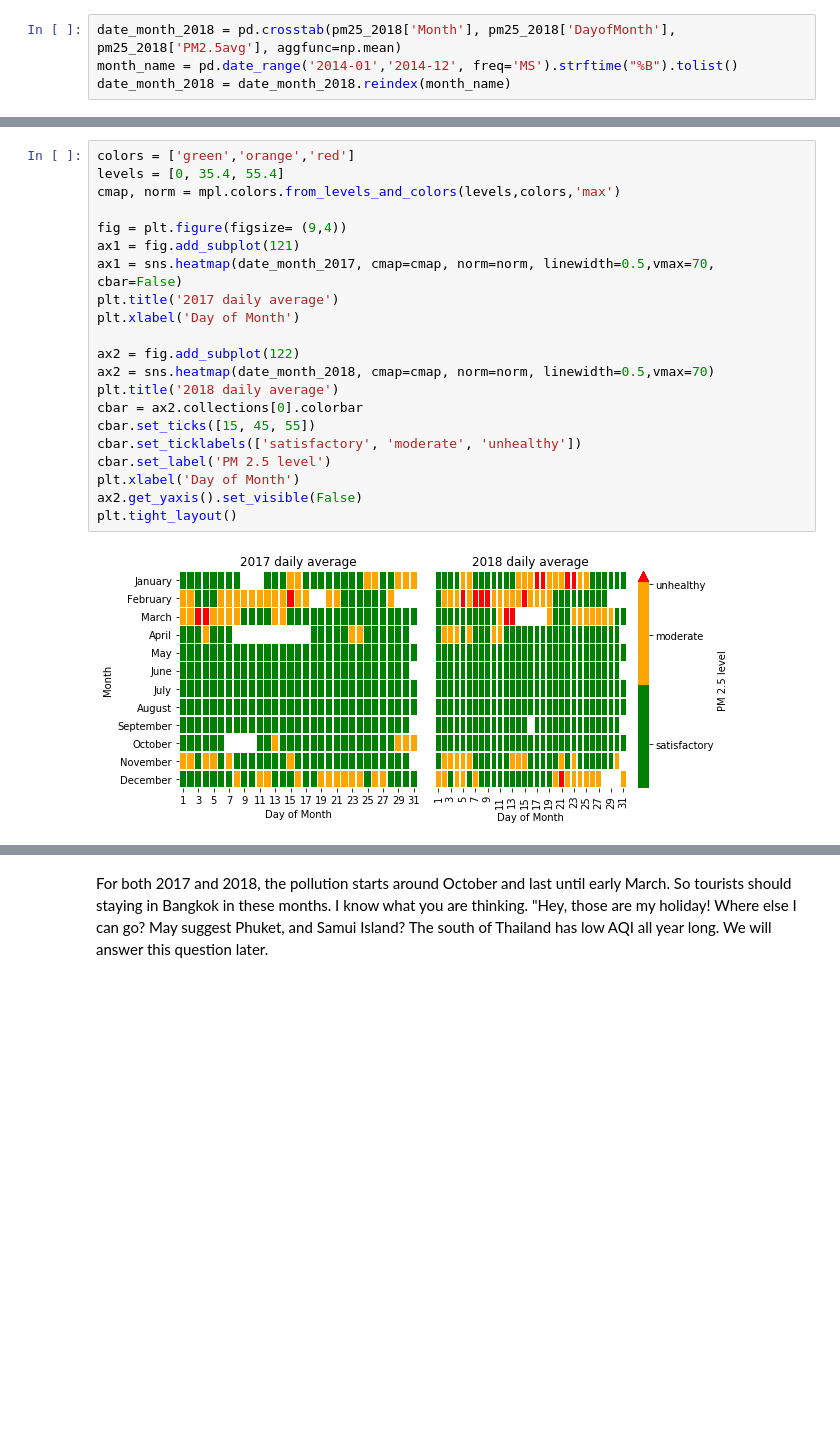
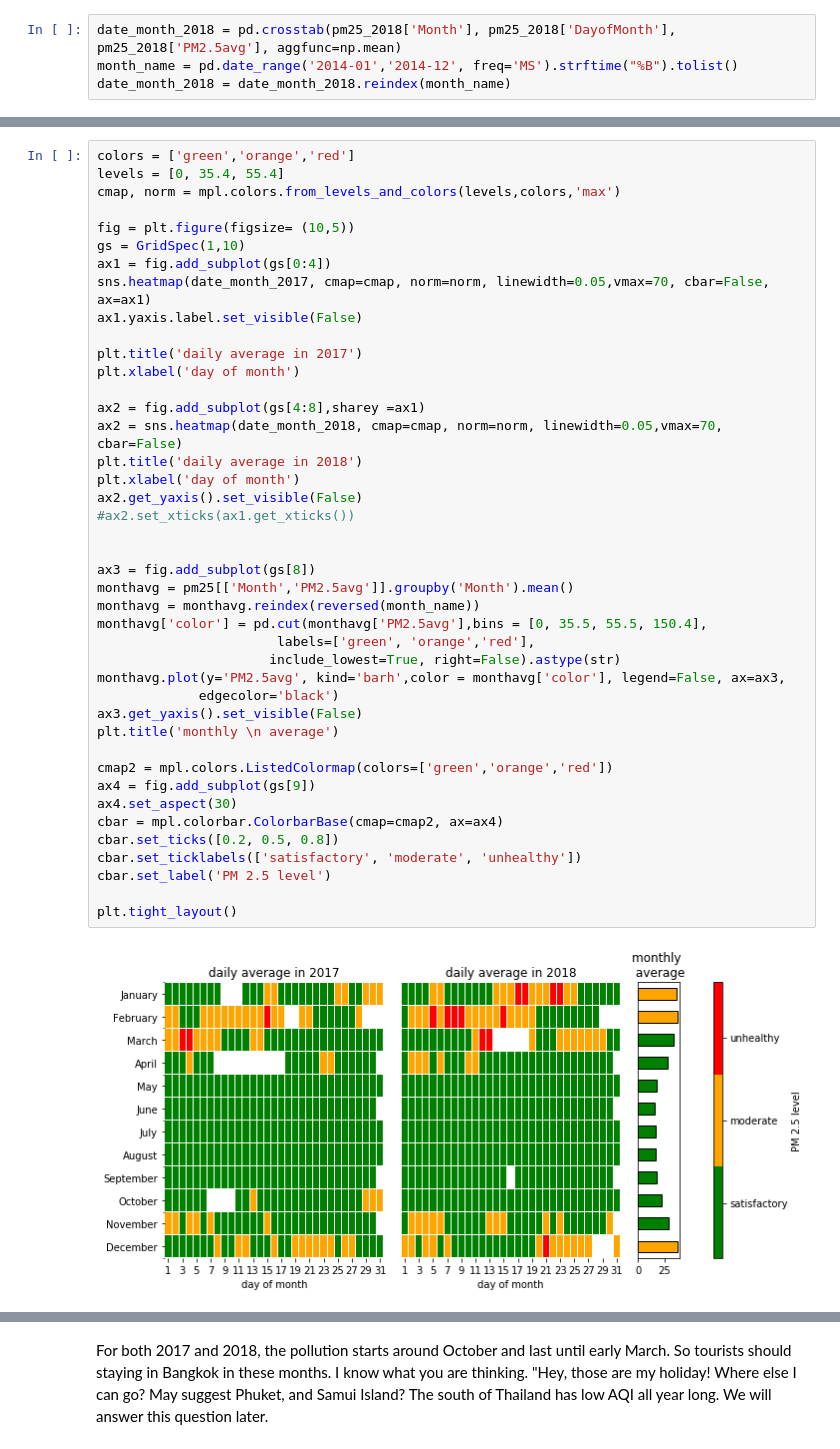
Before and after one commit to worasom/aqi_thailand, a Jupyter notebook: viz_AQI.ipynb, the cells around one changed output, grey strips where cells are left out. Drawn from its saved outputs; the diff is of its cells as text; blank space fills up the shorter version.

```diff
--- a/viz_AQI.ipynb
+++ b/viz_AQI.ipynb
@@ -405,23 +488,44 @@ date_month_2018 = date_month_2018.reindex(month_name)
 # %%
 colors = ['green','orange','red']
 levels = [0, 35.4, 55.4]
 cmap, norm = mpl.colors.from_levels_and_colors(levels,colors,'max')
 
-fig = plt.figure(figsize= (9,4))
-ax1 = fig.add_subplot(121)
-ax1 = sns.heatmap(date_month_2017, cmap=cmap, norm=norm, linewidth=0.5,vmax=70, cbar=False)
-plt.title('2017 daily average')
-plt.xlabel('Day of Month')
+fig = plt.figure(figsize= (10,5))
+gs = GridSpec(1,10)
+ax1 = fig.add_subplot(gs[0:4])
+sns.heatmap(date_month_2017, cmap=cmap, norm=norm, linewidth=0.05,vmax=70, cbar=False, ax=ax1)
+ax1.yaxis.label.set_visible(False)
 
-ax2 = fig.add_subplot(122)
-ax2 = sns.heatmap(date_month_2018, cmap=cmap, norm=norm, linewidth=0.5,vmax=70)
-plt.title('2018 daily average')
-cbar = ax2.collections[0].colorbar
-cbar.set_ticks([15, 45, 55])
+plt.title('daily average in 2017')
+plt.xlabel('day of month')
+
+ax2 = fig.add_subplot(gs[4:8],sharey =ax1)
+ax2 = sns.heatmap(date_month_2018, cmap=cmap, norm=norm, linewidth=0.05,vmax=70, cbar=False)
+plt.title('daily average in 2018')
+plt.xlabel('day of month')
+ax2.get_yaxis().set_visible(False)
+#ax2.set_xticks(ax1.get_xticks())
+
+
+ax3 = fig.add_subplot(gs[8])
+monthavg = pm25[['Month','PM2.5avg']].groupby('Month').mean()
+monthavg = monthavg.reindex(reversed(month_name))
+monthavg['color'] = pd.cut(monthavg['PM2.5avg'],bins = [0, 35.5, 55.5, 150.4],
+                       labels=['green', 'orange','red'],
+                      include_lowest=True, right=False).astype(str)
+monthavg.plot(y='PM2.5avg', kind='barh',color = monthavg['color'], legend=False, ax=ax3,
+             edgecolor='black')
+ax3.get_yaxis().set_visible(False)
+plt.title('monthly \n average')
+
+cmap2 = mpl.colors.ListedColormap(colors=['green','orange','red'])
+ax4 = fig.add_subplot(gs[9])
+ax4.set_aspect(30)
+cbar = mpl.colorbar.ColorbarBase(cmap=cmap2, ax=ax4)
+cbar.set_ticks([0.2, 0.5, 0.8])
 cbar.set_ticklabels(['satisfactory', 'moderate', 'unhealthy'])
 cbar.set_label('PM 2.5 level')
-plt.xlabel('Day of Month')
-ax2.get_yaxis().set_visible(False)
+
 plt.tight_layout()
 # %% [output]
-[figure, old version]
+[figure, new version]
```
Also changed, not shown: parts of 65 cells of this notebook.
